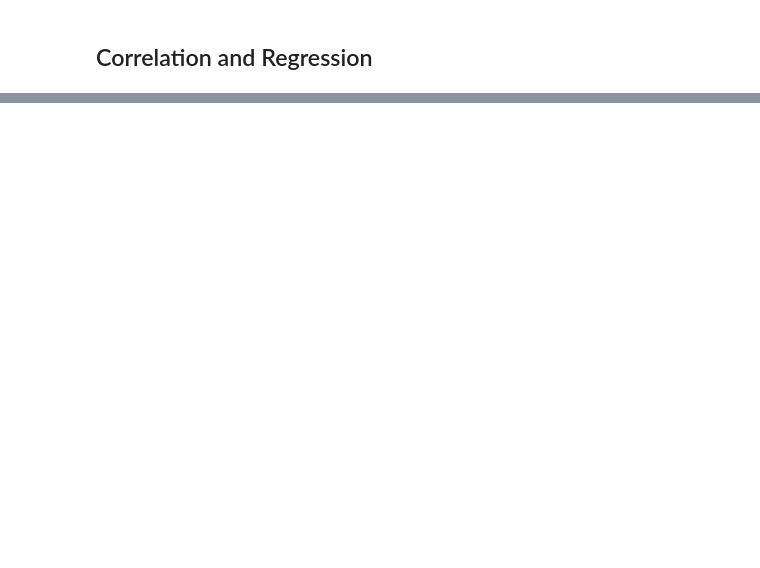
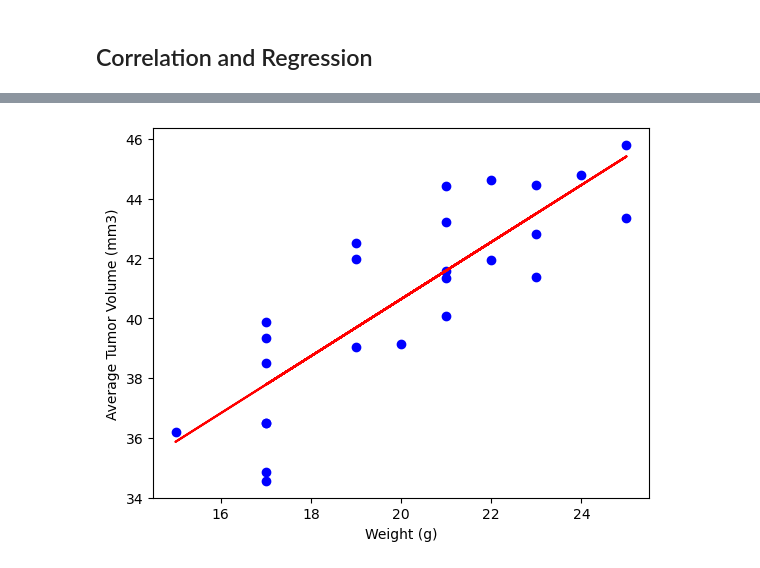
Before and after one commit to claytonmknight/pymaceuticals-challenge, a Jupyter notebook: Pymaceuticals/pymaceuticals_starter - Copy.ipynb, the cells around one changed output, grey strips where cells are left out. Cells and saved outputs as stored; diff of their text form; code cells hidden in the pictures; blank space fills up the shorter version.

```diff
--- a/Pymaceuticals/pymaceuticals_starter - Copy.ipynb
+++ b/Pymaceuticals/pymaceuticals_starter - Copy.ipynb
@@ -264,0 +302,23 @@ The correlation between mouse weight and the average tumor volume is 0.84
+# %%
+# Calculate the correlation coefficient and a linear regression model
+# for mouse weight and average observed tumor volume for the entire Capomulin regimen
+# Calculate linear regression
+(slope, intercept, rvalue, pvalue, stderr) = linregress(final_avg_vol_df['Weight (g)'], final_avg_vol_df['avg_tumor_vol'])
+regress_values = final_avg_vol_df['Weight (g)'] * slope + intercept
+line_eq = "y = " + str(round(slope,2)) + "x + " + str(round(intercept,2))
+
+# Plot scatter plot of mouse weight vs. average observed tumor volume
+plt.scatter(final_avg_vol_df['Weight (g)'], final_avg_vol_df['avg_tumor_vol'], color='blue', label='Data')
+
+# Plot linear regression line
+plt.plot(final_avg_vol_df['Weight (g)'], regress_values, color='red', label='Linear Regression')
+
+# Calculate the correlation coefficient between mouse weight and average tumor volume
+correlation = st.pearsonr(final_avg_vol_df['Weight (g)'], final_avg_vol_df['avg_tumor_vol'])
+
+# Add labels and title
+plt.xlabel("Weight (g)")
+plt.ylabel("Average Tumor Volume (mm3)")
+plt.show()
+# %% [output]
+[figure, added]
```
Also changed, not shown: parts of 9 cells of this notebook.
